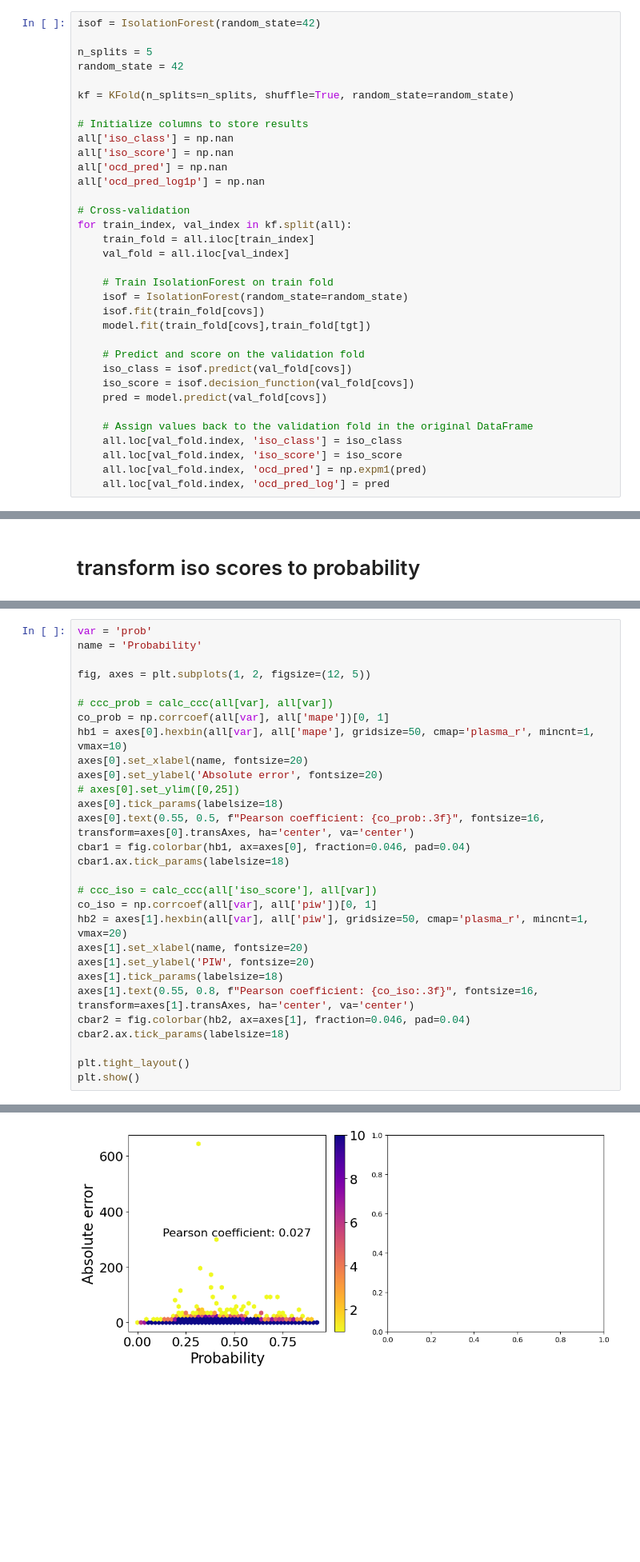
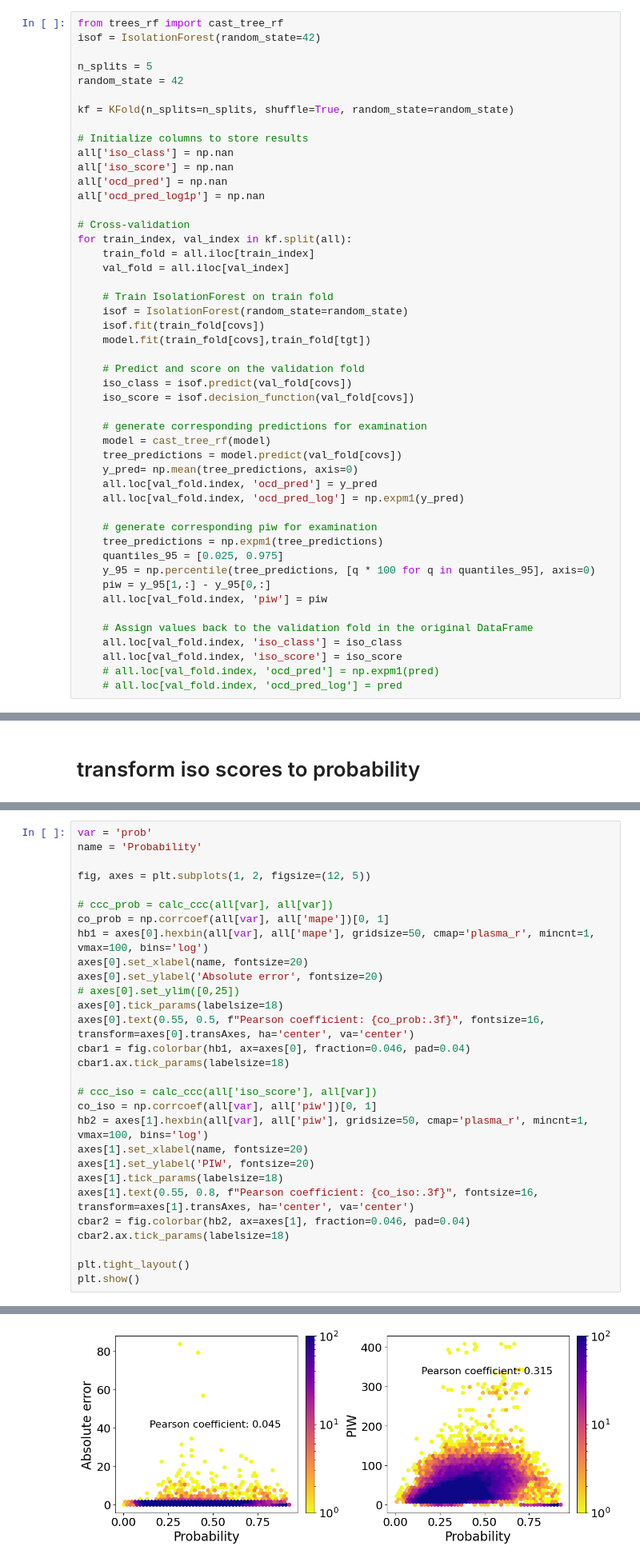
Before and after one commit to AI4SoilHealth/SoilHealthDataCube, a Jupyter notebook: SOCD_map/011_aoa_isolation.tree.ipynb, the cells around one changed output, grey strips where cells are left out. Shown at 80% size. Cells and saved outputs as stored; diff of their text form; blank space fills up the shorter version.

```diff
--- a/SOCD_map/011_aoa_isolation.tree.ipynb
+++ b/SOCD_map/011_aoa_isolation.tree.ipynb
@@ -49,6 +49,7 @@ all[tgt] = np.log1p(all[prop])
 # %% [markdown]
 # Initialize Isolation tree
 # %%
+from trees_rf import cast_tree_rf
 isof = IsolationForest(random_state=42)
 
 n_splits = 5
@@ -75,10 +76,23 @@ for train_index, val_index in kf.split(all):
     # Predict and score on the validation fold
     iso_class = isof.predict(val_fold[covs])
     iso_score = isof.decision_function(val_fold[covs])
-    pred = model.predict(val_fold[covs])
+
+    # generate corresponding predictions for examination
+    model = cast_tree_rf(model)
+    tree_predictions = model.predict(val_fold[covs])
+    y_pred= np.mean(tree_predictions, axis=0)
+    all.loc[val_fold.index, 'ocd_pred'] = y_pred
+    all.loc[val_fold.index, 'ocd_pred_log'] = np.expm1(y_pred)
+
+    # generate corresponding piw for examination
+    tree_predictions = np.expm1(tree_predictions)
+    quantiles_95 = [0.025, 0.975]
+    y_95 = np.percentile(tree_predictions, [q * 100 for q in quantiles_95], axis=0)
+    piw = y_95[1,:] - y_95[0,:]
+    all.loc[val_fold.index, 'piw'] = piw
 
     # Assign values back to the validation fold in the original DataFrame
     all.loc[val_fold.index, 'iso_class'] = iso_class
     all.loc[val_fold.index, 'iso_score'] = iso_score
-    all.loc[val_fold.index, 'ocd_pred'] = np.expm1(pred)
-    all.loc[val_fold.index, 'ocd_pred_log'] = pred
+    # all.loc[val_fold.index, 'ocd_pred'] = np.expm1(pred)
+    # all.loc[val_fold.index, 'ocd_pred_log'] = pred
@@ -149,7 +175,7 @@ fig, axes = plt.subplots(1, 2, figsize=(12, 5))
 
 # ccc_prob = calc_ccc(all[var], all[var])
 co_prob = np.corrcoef(all[var], all['mape'])[0, 1]
-hb1 = axes[0].hexbin(all[var], all['mape'], gridsize=50, cmap='plasma_r', mincnt=1, vmax=10)
+hb1 = axes[0].hexbin(all[var], all['mape'], gridsize=50, cmap='plasma_r', mincnt=1, vmax=100, bins='log')
 axes[0].set_xlabel(name, fontsize=20)
 axes[0].set_ylabel('Absolute error', fontsize=20)
 # axes[0].set_ylim([0,25])
@@ -160,7 +186,7 @@ cbar1.ax.tick_params(labelsize=18)
 
 # ccc_iso = calc_ccc(all['iso_score'], all[var])
 co_iso = np.corrcoef(all[var], all['piw'])[0, 1]
-hb2 = axes[1].hexbin(all[var], all['piw'], gridsize=50, cmap='plasma_r', mincnt=1, vmax=20)
+hb2 = axes[1].hexbin(all[var], all['piw'], gridsize=50, cmap='plasma_r', mincnt=1, vmax=100, bins='log')
 axes[1].set_xlabel(name, fontsize=20)
 axes[1].set_ylabel('PIW', fontsize=20)
 axes[1].tick_params(labelsize=18)
@@ -175,4 +200,4 @@ KeyError: 'piw'
-[figure, old version]
+[figure, new version]
 # %%
 
 bin_width = 0.1
```
Also changed, not shown: parts of 8 cells of this notebook.
